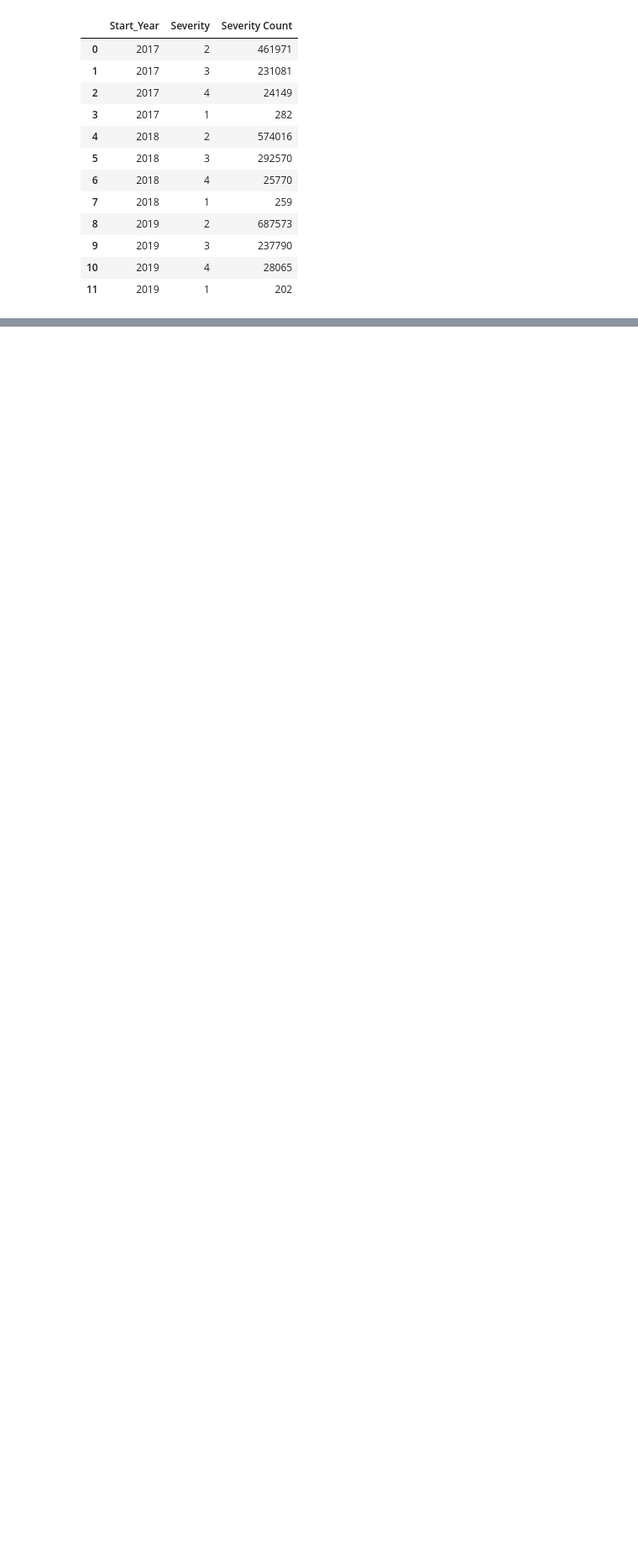
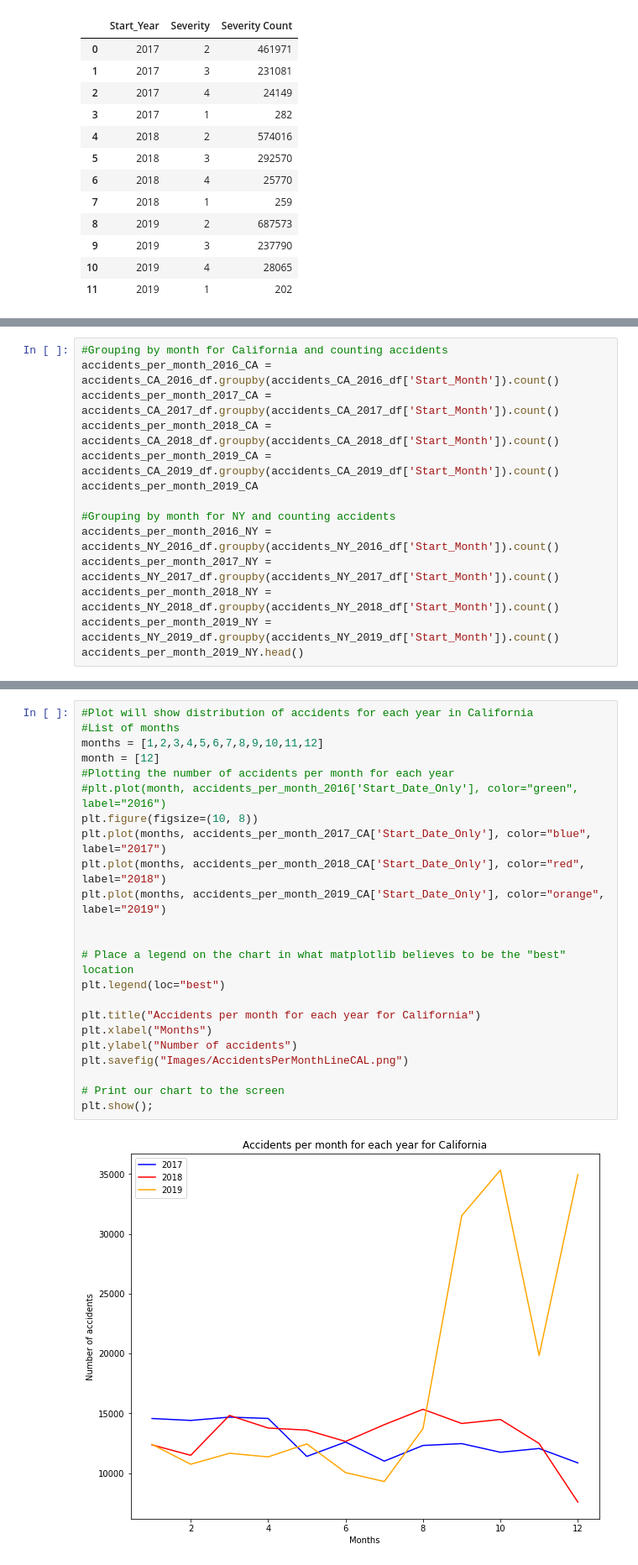
Before and after one commit to lilijo6/Project-Group-3, a Jupyter notebook: USAccident_Analysis.ipynb, the cells around one changed output, grey strips where cells are left out. Shown at 84% size. Saved outputs shown, nothing was run; the diff lists cells and outputs as text; blank space fills up the shorter version.

```diff
--- a/USAccident_Analysis.ipynb
+++ b/USAccident_Analysis.ipynb
@@ -266,0 +391,14 @@ plt.show()
+# %%
+#Grouping by month for California and counting accidents
+accidents_per_month_2016_CA = accidents_CA_2016_df.groupby(accidents_CA_2016_df['Start_Month']).count()
+accidents_per_month_2017_CA = accidents_CA_2017_df.groupby(accidents_CA_2017_df['Start_Month']).count()
+accidents_per_month_2018_CA = accidents_CA_2018_df.groupby(accidents_CA_2018_df['Start_Month']).count()
+accidents_per_month_2019_CA = accidents_CA_2019_df.groupby(accidents_CA_2019_df['Start_Month']).count()
+accidents_per_month_2019_CA
+
+#Grouping by month for NY and counting accidents
+accidents_per_month_2016_NY = accidents_NY_2016_df.groupby(accidents_NY_2016_df['Start_Month']).count()
+accidents_per_month_2017_NY = accidents_NY_2017_df.groupby(accidents_NY_2017_df['Start_Month']).count()
+accidents_per_month_2018_NY = accidents_NY_2018_df.groupby(accidents_NY_2018_df['Start_Month']).count()
+accidents_per_month_2019_NY = accidents_NY_2019_df.groupby(accidents_NY_2019_df['Start_Month']).count()
+accidents_per_month_2019_NY.head()
@@ -266,0 +414,25 @@ plt.show()
+# %%
+#Plot will show distribution of accidents for each year in California
+#List of months
+months = [1,2,3,4,5,6,7,8,9,10,11,12]
+month = [12]
+#Plotting the number of accidents per month for each year
+#plt.plot(month, accidents_per_month_2016['Start_Date_Only'], color="green", label="2016")
+plt.figure(figsize=(10, 8))
+plt.plot(months, accidents_per_month_2017_CA['Start_Date_Only'], color="blue", label="2017")
+plt.plot(months, accidents_per_month_2018_CA['Start_Date_Only'], color="red", label="2018")
+plt.plot(months, accidents_per_month_2019_CA['Start_Date_Only'], color="orange", label="2019")
+
+
+# Place a legend on the chart in what matplotlib believes to be the "best" location
+plt.legend(loc="best")
+
+plt.title("Accidents per month for each year for California")
+plt.xlabel("Months")
+plt.ylabel("Number of accidents")
+plt.savefig("Images/AccidentsPerMonthLineCAL.png")
+
+# Print our chart to the screen
+plt.show();
+# %% [output]
+[figure, added]
```
Also changed, not shown: parts of 31 cells of this notebook, 11 other files.
